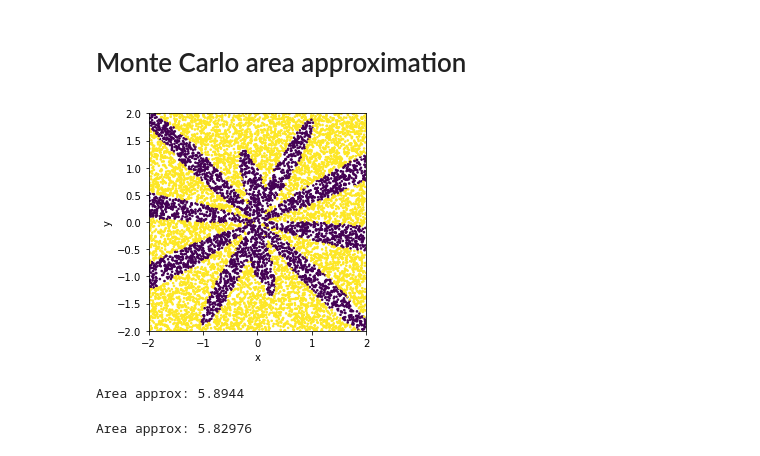
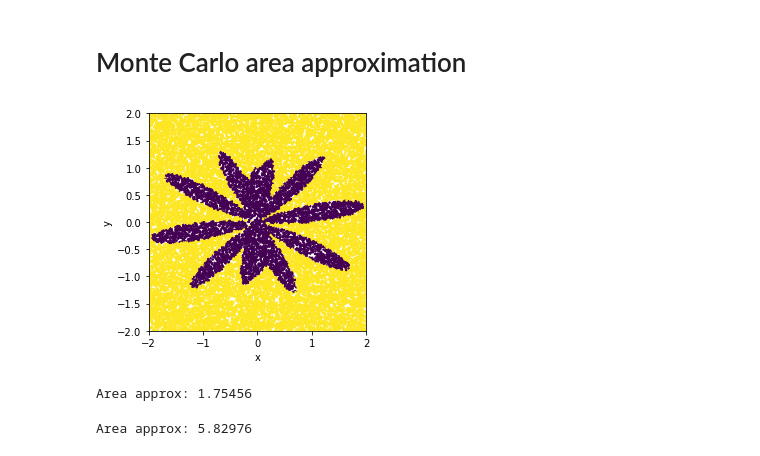
Before and after one commit to mcurream/MetNumUN2021II, a Jupyter notebook: Lab6/group10MontecarloAreas.ipynb, the cells around one changed output. Drawn from its saved outputs; the diff is of its cells as text; code cells hidden in the pictures.

```diff
--- a/Lab6/group10MontecarloAreas.ipynb
+++ b/Lab6/group10MontecarloAreas.ipynb
@@ -177,38 +177,38 @@ result
 # %%
 import random
 import matplotlib.pyplot as plt
 import math
 
-n=10000
+n=50000
 count = 0
 xlist=[]
 ylist=[]
 clist=[]
 for i in range(n):
-  x=-2.0 + (4.0* random.random())
-  y=-2.0 + (4.0* random.random())
+  x=-3.0 + (6.0* random.random())
+  y=-3.0 + (6.0* random.random())
   r = math.sqrt(x**2+y**2)
   theta = math.atan(y/x)
   c=1
-  if (r <  ((1- math.cos(theta)* math.sin(10*theta))**2)):
+  if (r <  ((1 + math.cos(theta)* math.sin(10*theta)))):
     count = count +1
     c=0
   xlist.append(x)
   ylist.append(y)
   clist.append(c)
 # Matplotlib Scatter: Exercise-3 with Solution https://www.w3resource.com/graphics/matplotlib/scatter/matplotlib-scatter-exercise-3.php
 # How can I set the aspect ratio in matplotlib?: https://stackoverflow.com/questions/7965743/how-can-i-set-the-aspect-ratio-in-matplotlib
 plt.figure()
 plt.scatter( xlist, ylist,  c=clist,  s=2.5)
 plt.axis([-2.0, 2.0, -2.0, 2.0])
 plt.xlabel("x")
 plt.ylabel("y")
 plt.axes().set_aspect('equal')
 plt.show()
 print("Area approx:",(count/float(n))*16)
 # %% [output]
-[figure, old version]
+[figure, new version]
-Area approx: 5.8944
+Area approx: 1.75456
 # %%
 import random
 import matplotlib.pyplot as plt
```
Also changed, not shown: parts of 1 cell of this notebook.
